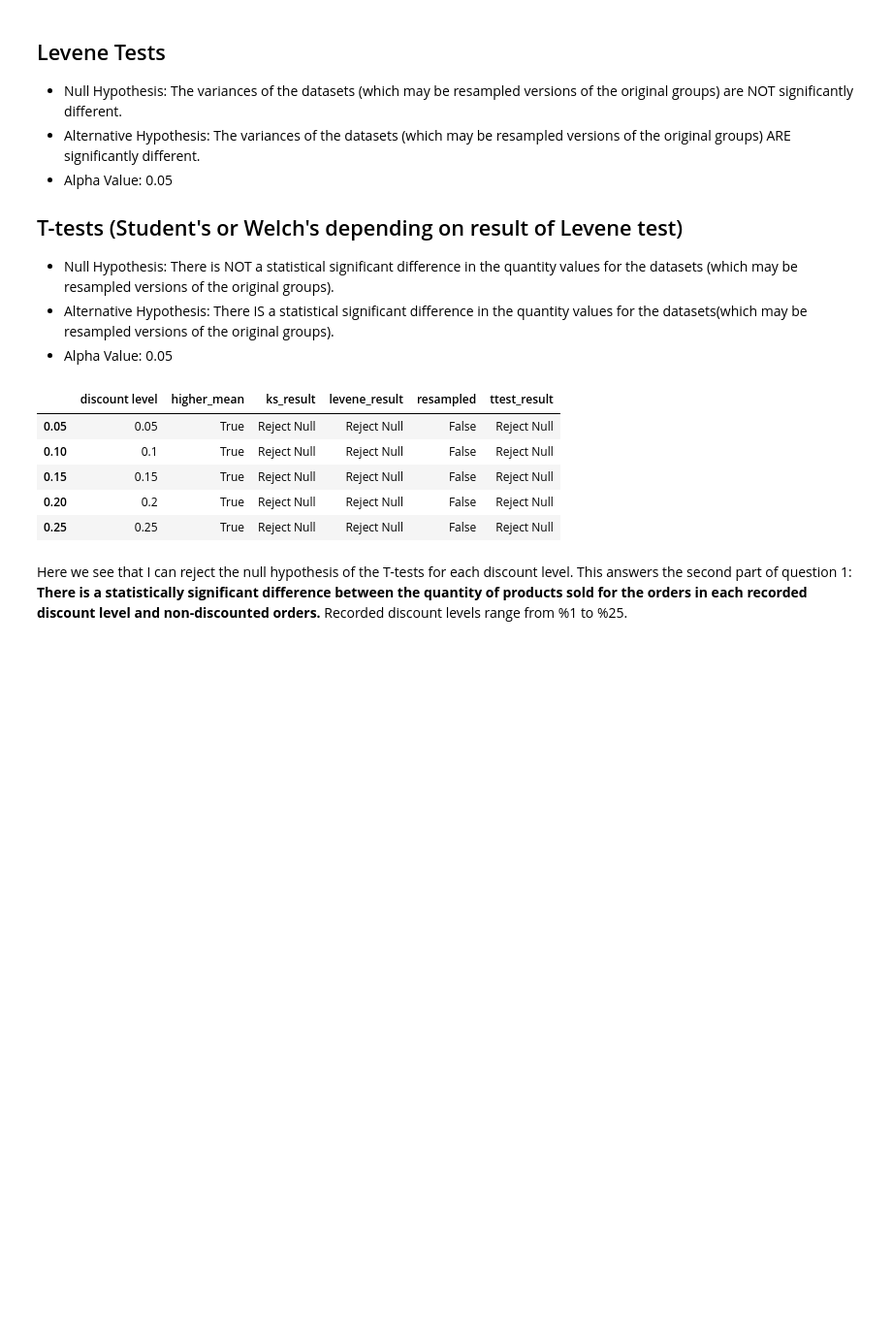
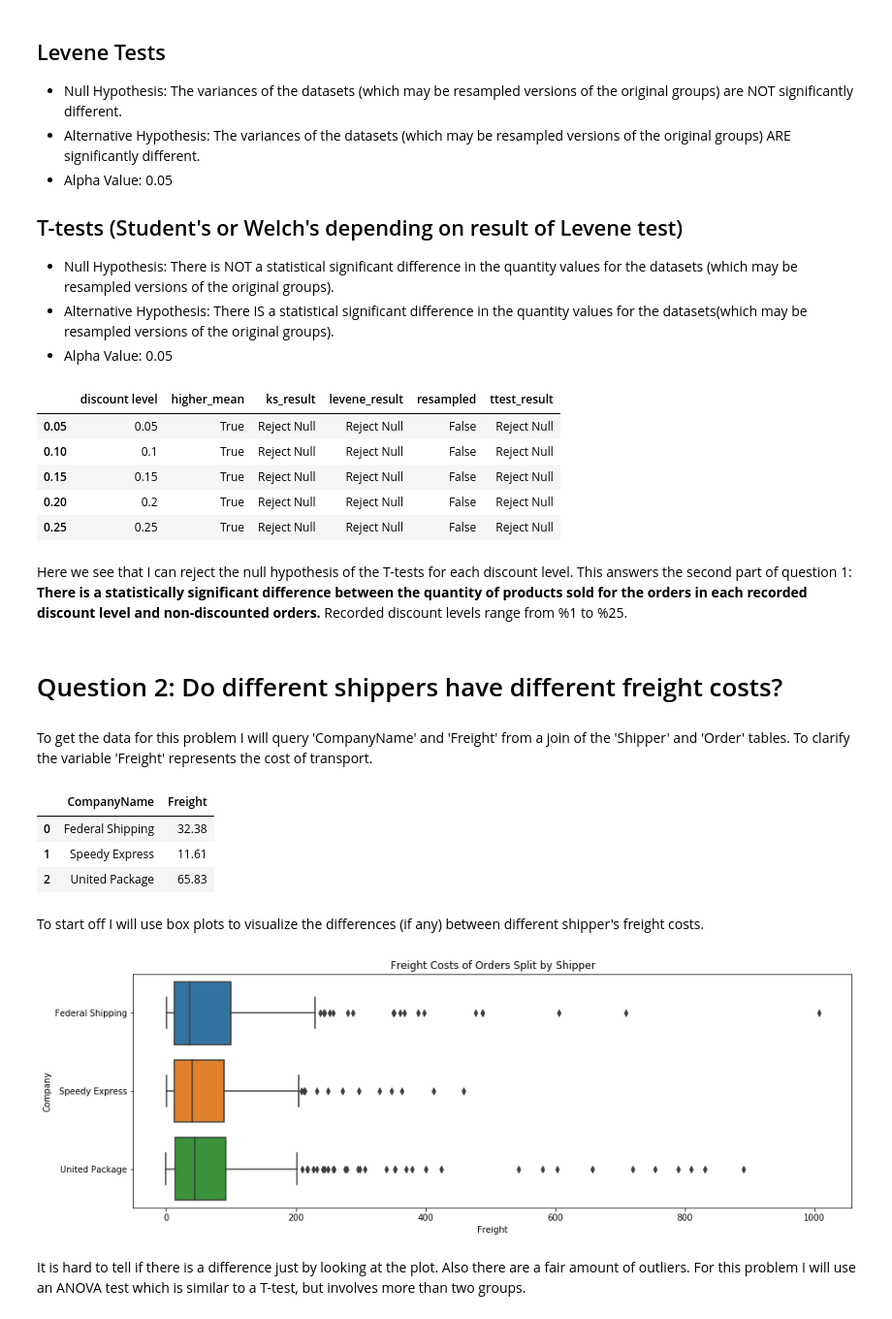
Before and after one commit to georgewillben/Northwind-Database-Statistical-Tests-Module-3-Project, a Jupyter notebook: Northwind_Statistical_Tests.ipynb, the cells around one changed output. Shown: that part at 97% size. Cells and saved outputs as stored; diff of their text form; code cells hidden in the pictures; blank space fills up the shorter version.

Commit message:
Start question 2

```diff
--- a/Northwind_Statistical_Tests.ipynb
+++ b/Northwind_Statistical_Tests.ipynb
@@ -283,3 +283,37 @@ results
 | 0.25 | 0.25 | True | Reject Null | Reject Null | False | Reject Null |
 # %% [markdown]
 Here we see that I can reject the null hypothesis of the T-tests for each discount level. This answers the second part of question 1: <strong>There is a statistically significant difference between the quantity of products sold for the orders in each recorded discount level and non-discounted orders.</strong> Recorded discount levels range from %1 to %25.
+# %% [markdown]
+# Question 2: Do different shippers have different freight costs?
+# %% [markdown]
+To get the data for this problem I will query 'CompanyName' and 'Freight' from a join of the 'Shipper' and 'Order' tables. To clarify the variable 'Freight' represents the cost of transport.
+# %%
+# get the data out of the database
+# query
+query = """
+SELECT s.CompanyName, o.Freight FROM Shipper AS s JOIN [Order] as o ON s.ID = o.ShipVia
+"""
+# execute query and store results in a DataFrame
+df = pd.DataFrame(c.execute(query).fetchall())
+# set column names
+df.columns = [x[0] for x in c.description]
+# preview
+df.head(3)
+# %% [output]
+|  | CompanyName | Freight |
+| 0 | Federal Shipping | 32.38 |
+| 1 | Speedy Express | 11.61 |
+| 2 | United Package | 65.83 |
+# %% [markdown]
+To start off I will use box plots to visualize the differences (if any) between different shipper's freight costs.
+# %%
+# create a boxplot to visualize different shippers' freight costs
+plt.figure(figsize=(15, 5))
+sns.boxplot(x='Freight', y='CompanyName', data=df, orient='h')
+plt.ylabel('Company')
+plt.title('Freight Costs of Orders Split by Shipper')
+plt.show()
+# %% [output]
+[figure, added]
+# %% [markdown]
+It is hard to tell if there is a difference just by looking at the plot. Also there are a fair amount of outliers. For this problem I will use an ANOVA test which is similar to a T-test, but involves more than two groups.
```
Also changed, not shown: parts of 1 cell of this notebook.
